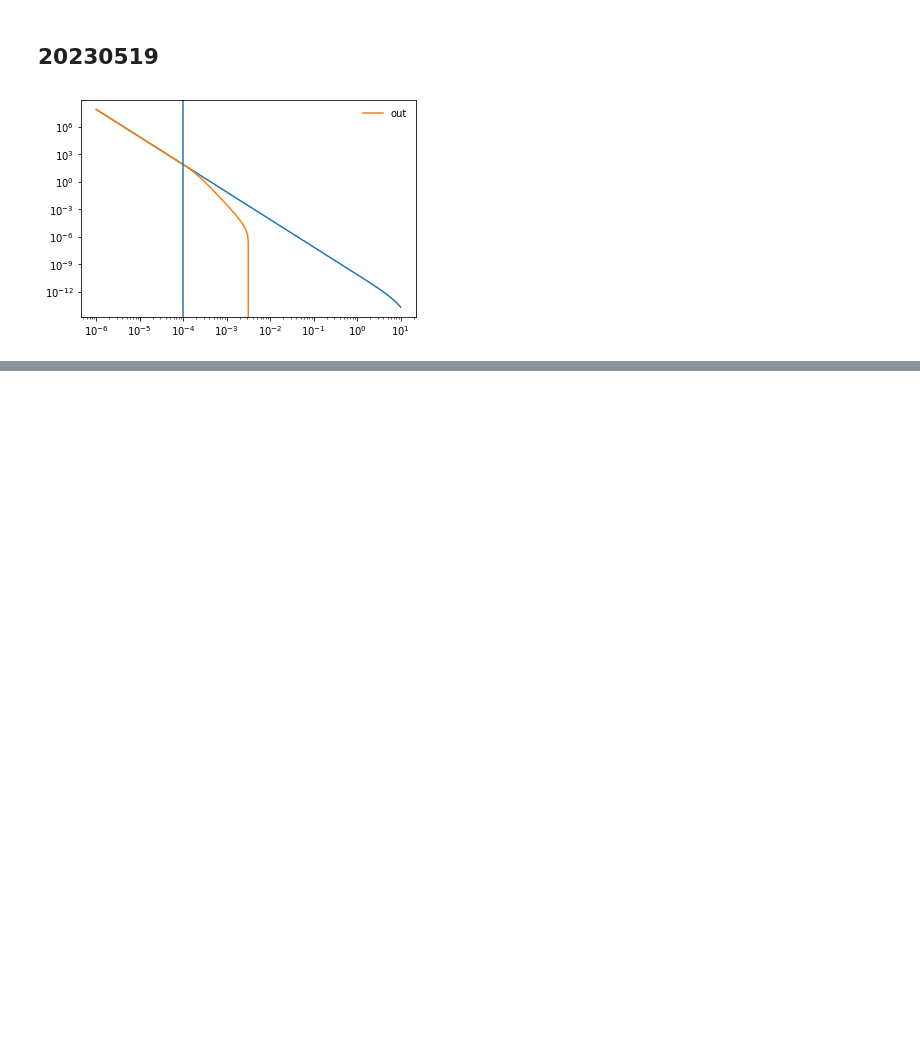
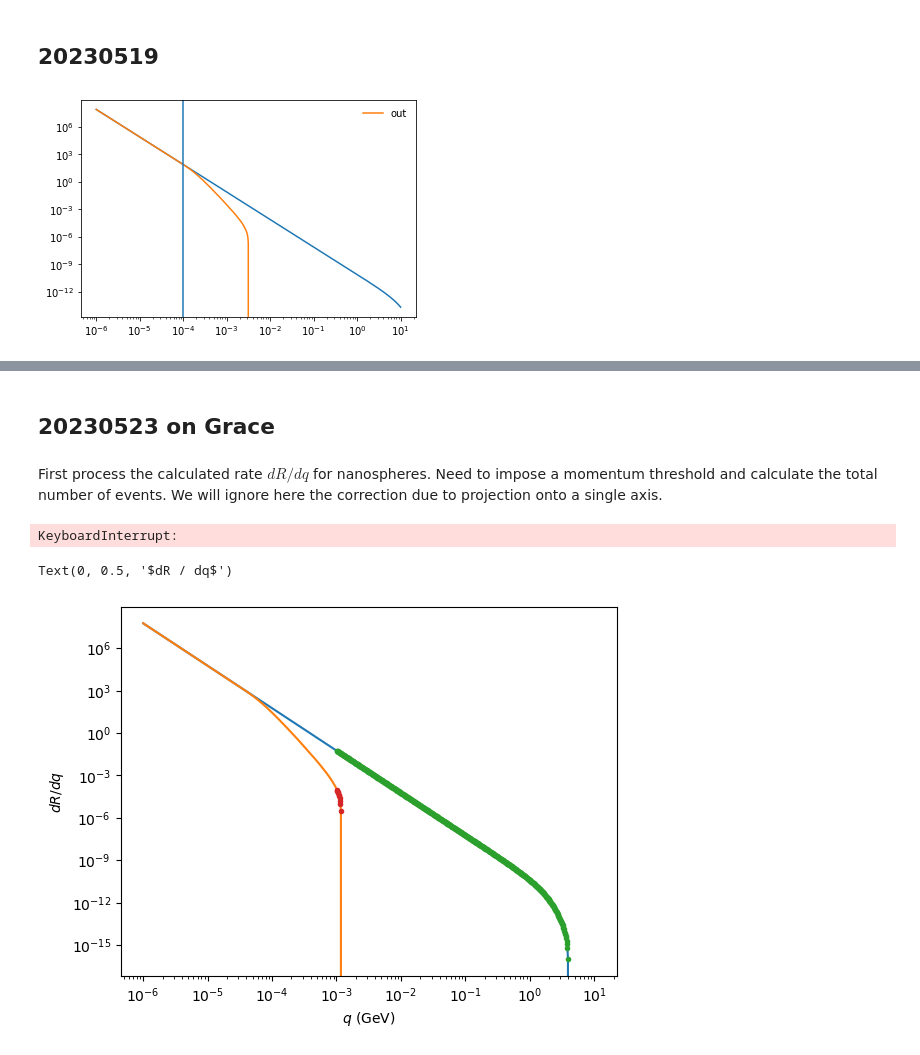
Before and after one commit to yuhants/impulse, a Jupyter notebook: yuhan/set_limits_massless_mediator.ipynb, the cells around one changed output, grey strips where cells are left out. Drawn from its saved outputs; the diff is of its cells as text; code cells hidden in the pictures; blank space fills up the shorter version.

```diff
--- a/yuhan/set_limits_massless_mediator.ipynb
+++ b/yuhan/set_limits_massless_mediator.ipynb
@@ -386,0 +384,4 @@ plt.yscale('log')
+# %% [markdown]
+## 20230523 on Grace
+# %% [markdown]
+First process the calculated rate $dR/dq$ for nanospheres. Need to impose a momentum threshold and calculate the total number of events. We will ignore here the correction due to projection onto a single axis.
@@ -386,0 +391,48 @@ plt.yscale('log')
+# %%
+exposure = 1
+q_thr = 100e3 / 1e8  # Momentum threshold in GeV
+
+sphere_type = 'nanosphere'
+
+npts = 200
+mx_gev = np.logspace(-4, 10, npts)
+alpha_t = np.logspace(-12, -4, npts)
+
+nevents, nevents_out = np.empty((npts, npts)), np.empty((npts, npts))
+
+outdir = r'/home/yt388/microspheres/impulse/data/massless_mediator'
+for i, mx in enumerate(mx_gev):
+    for j, alpha in enumerate(alpha_t):
+        data = np.load(outdir + f'/drdq_{sphere_type}_{mx:.5e}_{alpha:.5e}.npz', allow_pickle='True')
+        q = data['q']
+        drdq = data['drdq']
+        drdq_out = data['drdq_out']
+
+        nevents[i][j] = get_nevents(q, drdq, exposure, q_thr)
+        nevents_out[i][j] = get_nevents(q, drdq_out, exposure, q_thr)
+# %% [output]
+KeyboardInterrupt:
+# %%
+mx = mx_gev[100]
+alpha = alpha_t[100]
+dat = np.load(outdir + f'/drdq_{sphere_type}_{mx:.5e}_{alpha:.5e}.npz', allow_pickle='True')
+# %%
+q = dat['q']
+drdq     = dat['drdq']
+drdq_out = dat['drdq_out']
+
+drdq[q < q_thr] = 0
+drdq_out[q < q_thr] = 0
+
+plt.plot(q, dat['drdq'])
+plt.plot(q, dat['drdq_out'])
+plt.plot(q, drdq, '.')
+plt.plot(q, drdq_out, '.')
+
+plt.xscale('log')
+plt.yscale('log')
+plt.xlabel('$q$ (GeV)')
+plt.ylabel('$dR / dq$')
+# %% [output]
+Text(0, 0.5, '$dR / dq$')
+[figure, added]
```
Also changed, not shown: parts of 2 cells of this notebook, 5 other files.
